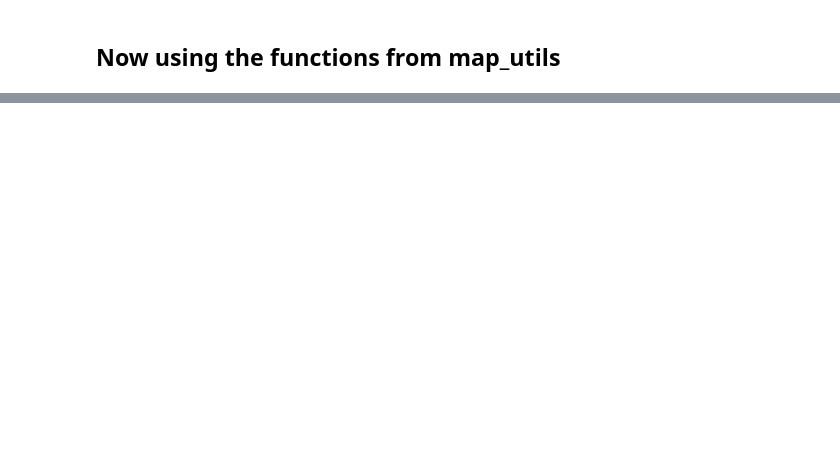
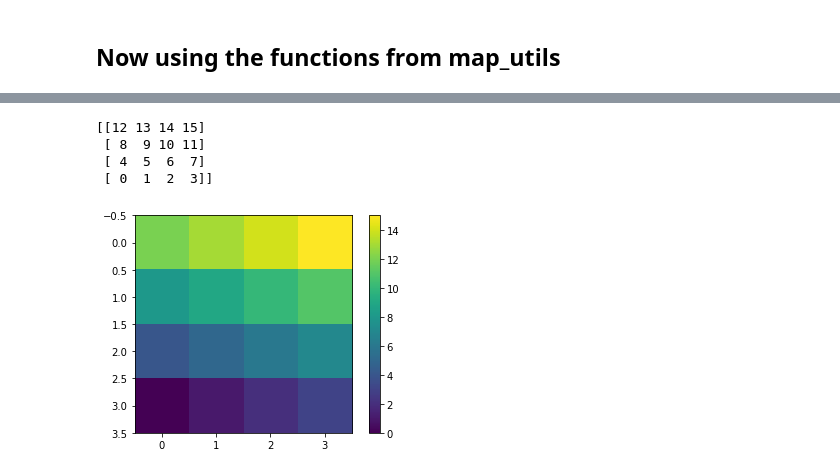
Before and after one commit to ricardodeazambuja/map-annotator, a Jupyter notebook: Getting tiles and masks.ipynb, the cells around one changed output, grey strips where cells are left out. Saved outputs shown, nothing was run; the diff lists cells and outputs as text; code cells hidden in the pictures; blank space fills up the shorter version.

```diff
--- a/Getting tiles and masks.ipynb
+++ b/Getting tiles and masks.ipynb
@@ -180,0 +225,15 @@ finaImg.size
+# %%
+# Elevations are received as a list ordered starting
+# with the southwest corner, and then proceeding west to east
+# and south to north.
+# Below is a toy example of how I interpret the text above:
+example = np.flip(np.arange(16).reshape(4, 4), axis=0)
+print(example)
+plt.imshow(example)
+plt.colorbar();
+# %% [output]
+[[12 13 14 15]
+ [ 8  9 10 11]
+ [ 4  5  6  7]
+ [ 0  1  2  3]]
+[figure, added]
```
Also changed, not shown: parts of 14 cells of this notebook.
